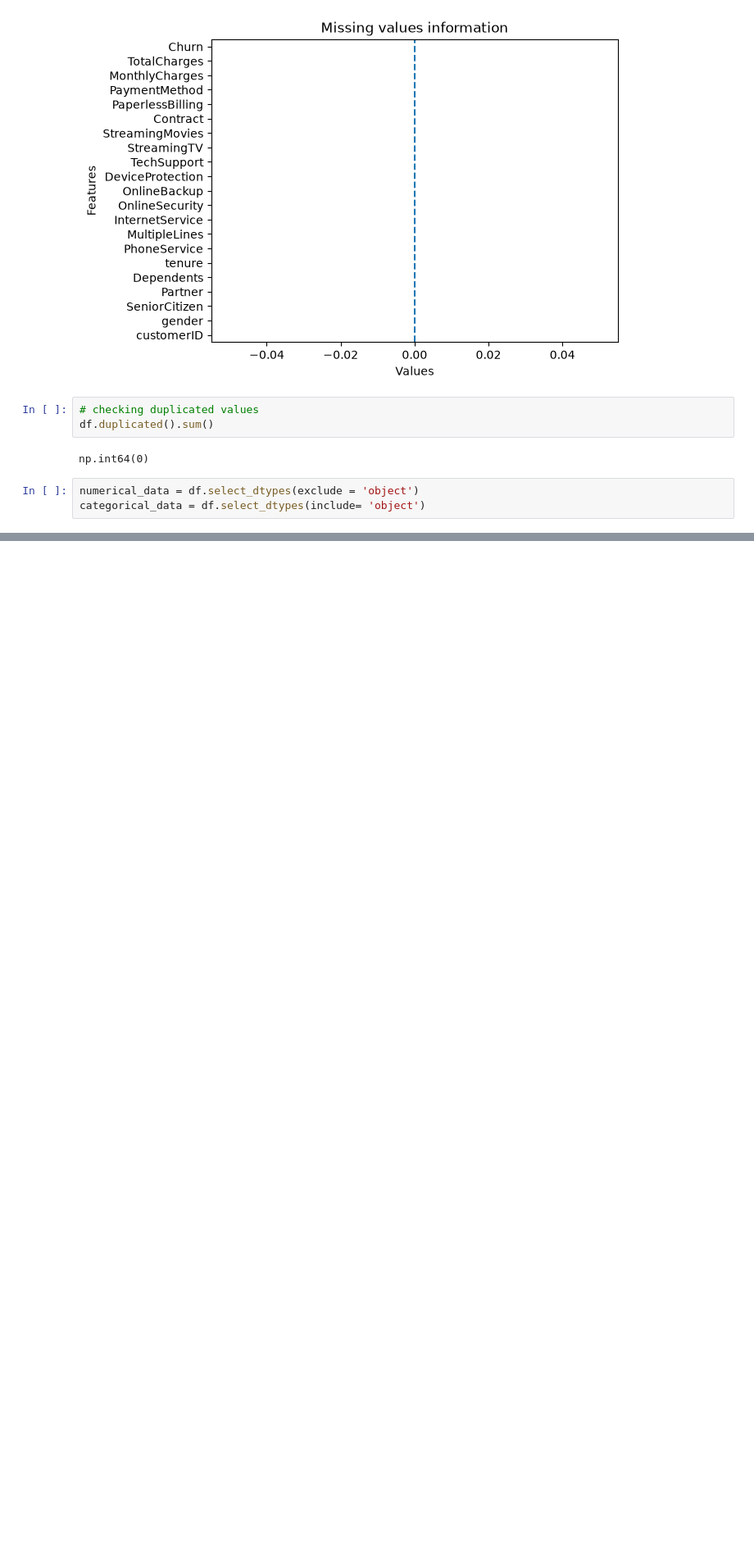
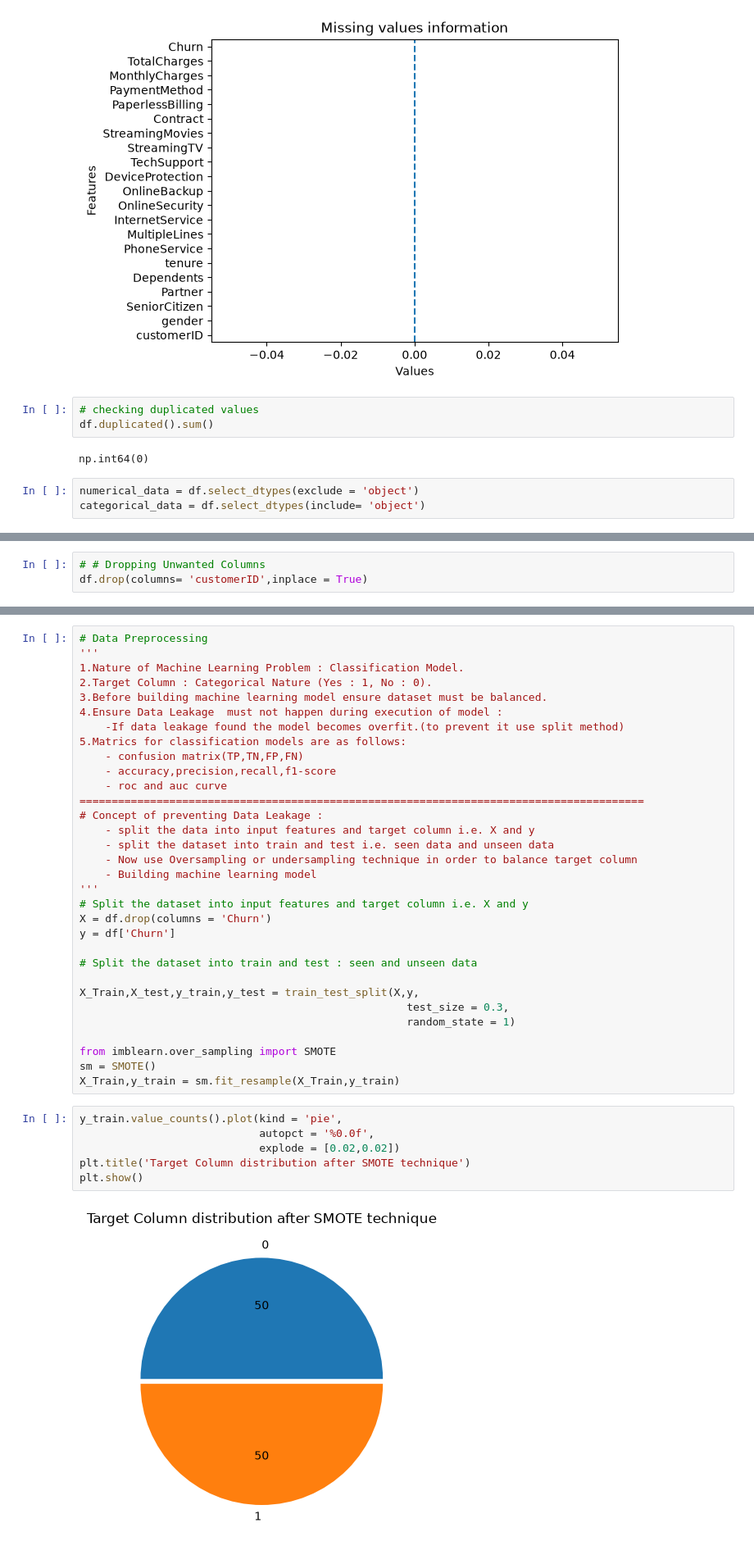
Before and after one commit to kuldeepgaud/telecom_churnmodel, a Jupyter notebook: research/model.ipynb, the cells around one changed output, grey strips where cells are left out. Shown at 82% size. Cells and saved outputs as stored; diff of their text form; blank space fills up the shorter version.

Commit message:
Preprocessing done

```diff
--- a/research/model.ipynb
+++ b/research/model.ipynb
@@ -91,0 +126,3 @@ categorical_data = df.select_dtypes(include= 'object')
+# %%
+# # Dropping Unwanted Columns
+df.drop(columns= 'customerID',inplace = True)
@@ -91,0 +138,40 @@ categorical_data = df.select_dtypes(include= 'object')
+# %%
+# Data Preprocessing
+'''
+1.Nature of Machine Learning Problem : Classification Model.
+2.Target Column : Categorical Nature (Yes : 1, No : 0).
+3.Before building machine learning model ensure dataset must be balanced.
+4.Ensure Data Leakage  must not happen during execution of model :
+    -If data leakage found the model becomes overfit.(to prevent it use split method)
+5.Matrics for classification models are as follows:
+    - confusion matrix(TP,TN,FP,FN)
+    - accuracy,precision,recall,f1-score
+    - roc and auc curve
+========================================================================================
+# Concept of preventing Data Leakage :
+    - split the data into input features and target column i.e. X and y
+    - split the dataset into train and test i.e. seen data and unseen data
+    - Now use Oversampling or undersampling technique in order to balance target column
+    - Building machine learning model
+'''
+# Split the dataset into input features and target column i.e. X and y
+X = df.drop(columns = 'Churn')
+y = df['Churn']
+
+# Split the dataset into train and test : seen and unseen data
+
+X_Train,X_test,y_train,y_test = train_test_split(X,y,
+                                                   test_size = 0.3,
+                                                   random_state = 1)
+
+from imblearn.over_sampling import SMOTE
+sm = SMOTE()
+X_Train,y_train = sm.fit_resample(X_Train,y_train)
+# %%
+y_train.value_counts().plot(kind = 'pie',
+                            autopct = '%0.0f',
+                            explode = [0.02,0.02])
+plt.title('Target Column distribution after SMOTE technique')
+plt.show()
+# %% [output]
+[figure, added]
```
Also changed, not shown: parts of 13 cells of this notebook, 1 other file.
